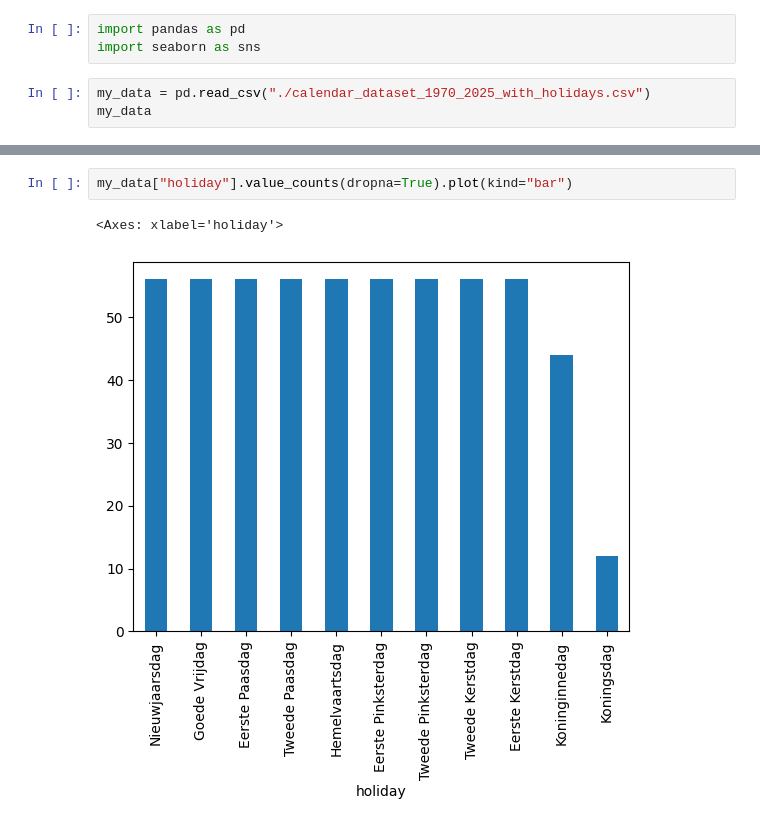
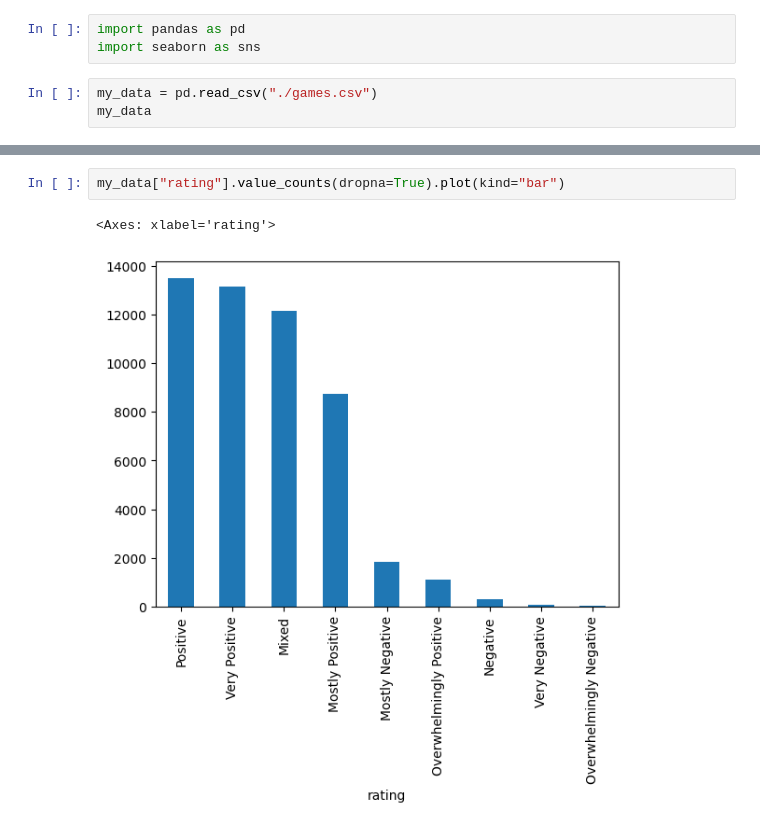
Before and after one commit to oldmartijntje/avans1.4-portfolio, a Jupyter notebook: assignment 4.ipynb, the cells around one changed output, grey strips where cells are left out. Saved outputs shown, nothing was run; the diff lists cells and outputs as text.

```diff
--- a/assignment 4.ipynb
+++ b/assignment 4.ipynb
@@ -6,6 +6,6 @@ Gemaakt op 23/04/2025 door martijn
 import pandas as pd
 import seaborn as sns
 # %%
-my_data = pd.read_csv("./calendar_dataset_1970_2025_with_holidays.csv")
+my_data = pd.read_csv("./games.csv")
 my_data
 # %% [output]
@@ -25,6 +25,6 @@ my_data
 # %%
-my_data["holiday"].value_counts(dropna=True).plot(kind="bar")
+my_data["rating"].value_counts(dropna=True).plot(kind="bar")
 # %% [output]
-<Axes: xlabel='holiday'>
+<Axes: xlabel='rating'>
-[figure, old version]
+[figure, new version]
 # %%
```
Also changed, not shown: parts of 2 cells of this notebook, 9 other files.
